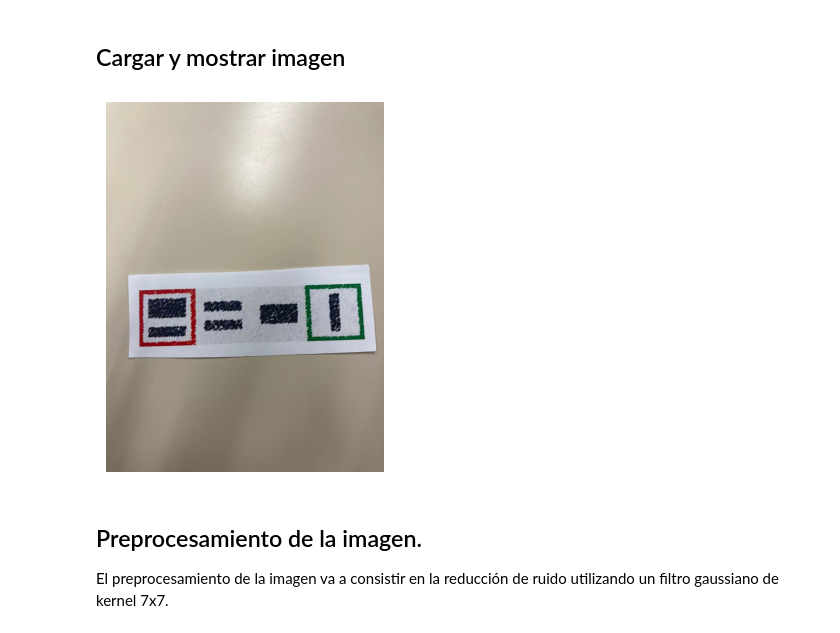
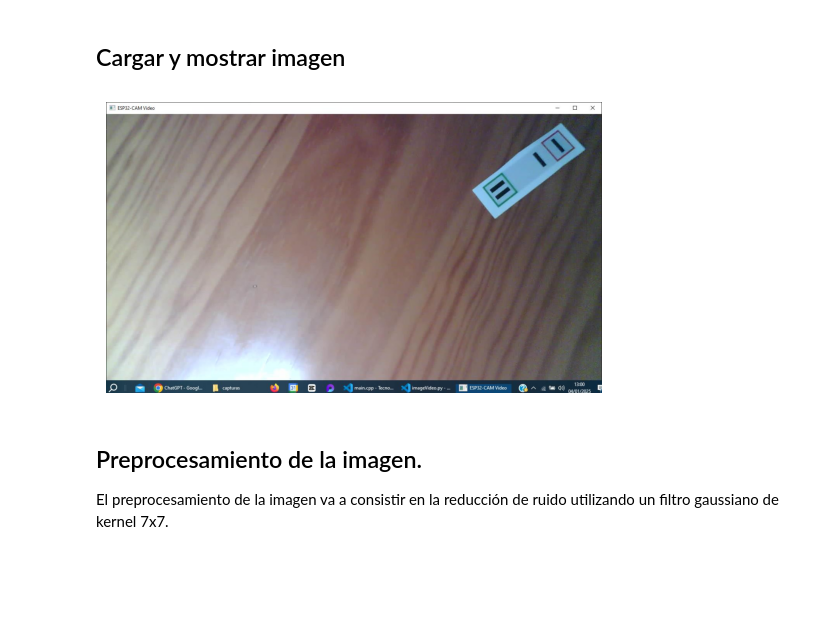
Before and after one commit to miguelable/PSM_OpenCV, a Jupyter notebook: full_example.ipynb, the cells around one changed output. Drawn from its saved outputs; the diff is of its cells as text; code cells hidden in the pictures; blank space fills up the shorter version.

```diff
--- a/full_example.ipynb
+++ b/full_example.ipynb
@@ -19,15 +19,15 @@ from sklearn.preprocessing import MinMaxScaler
 ## Cargar y mostrar imagen
 # %%
 # Load the image
-image = cv2.imread("img/ejemplo3.jpg")
+image = cv2.imread("capturasESP32/1103_2.jpg")
 image = cv2.cvtColor(image, cv2.COLOR_BGR2RGB)
 
 # Display the image
 plt.imshow(image)
 plt.axis('off')
 plt.show()
 # %% [output]
-[figure, old version]
+[figure, new version]
 # %% [markdown]
 ## Preprocesamiento de la imagen.
 
```
Also changed, not shown: parts of 7 cells of this notebook.
